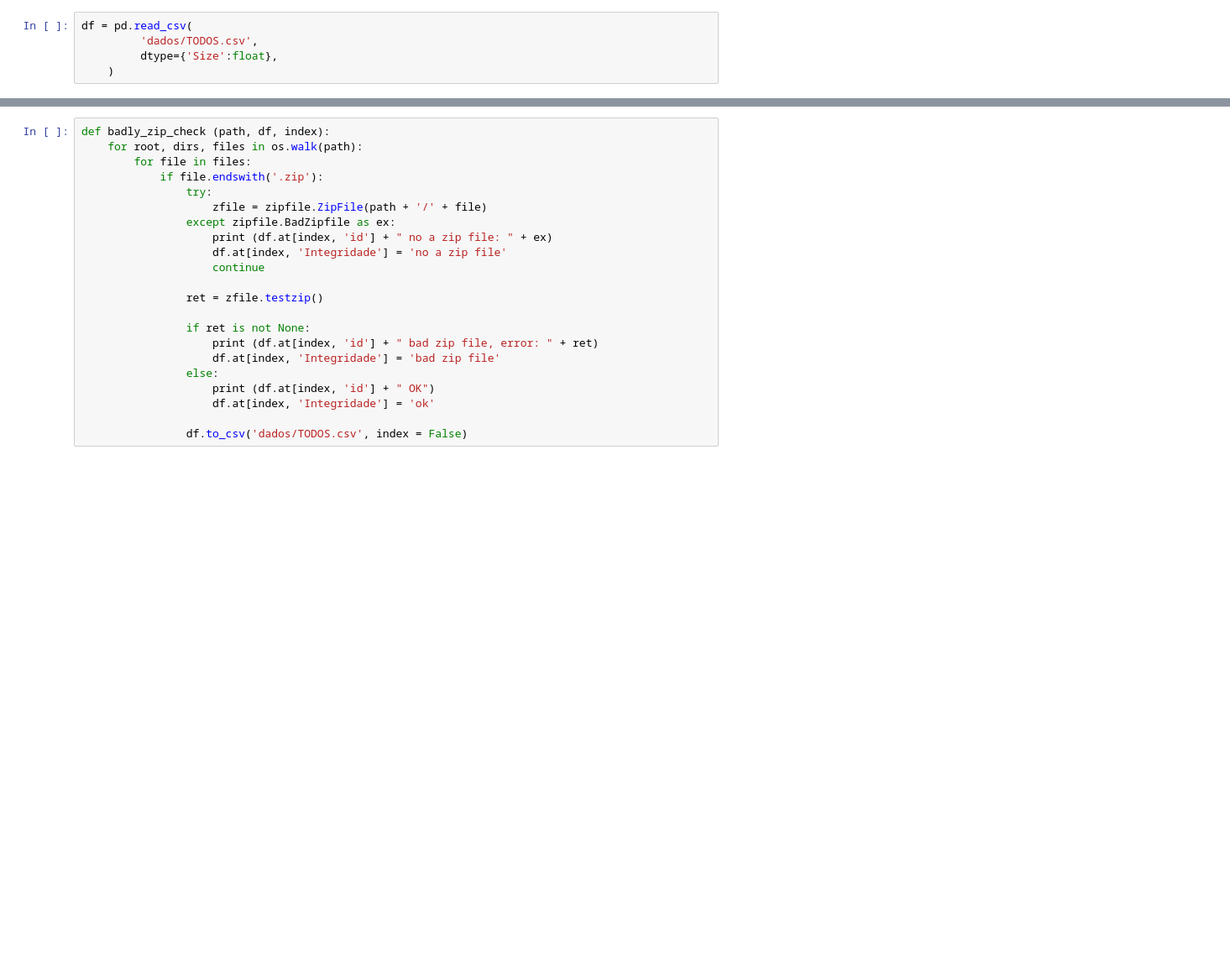
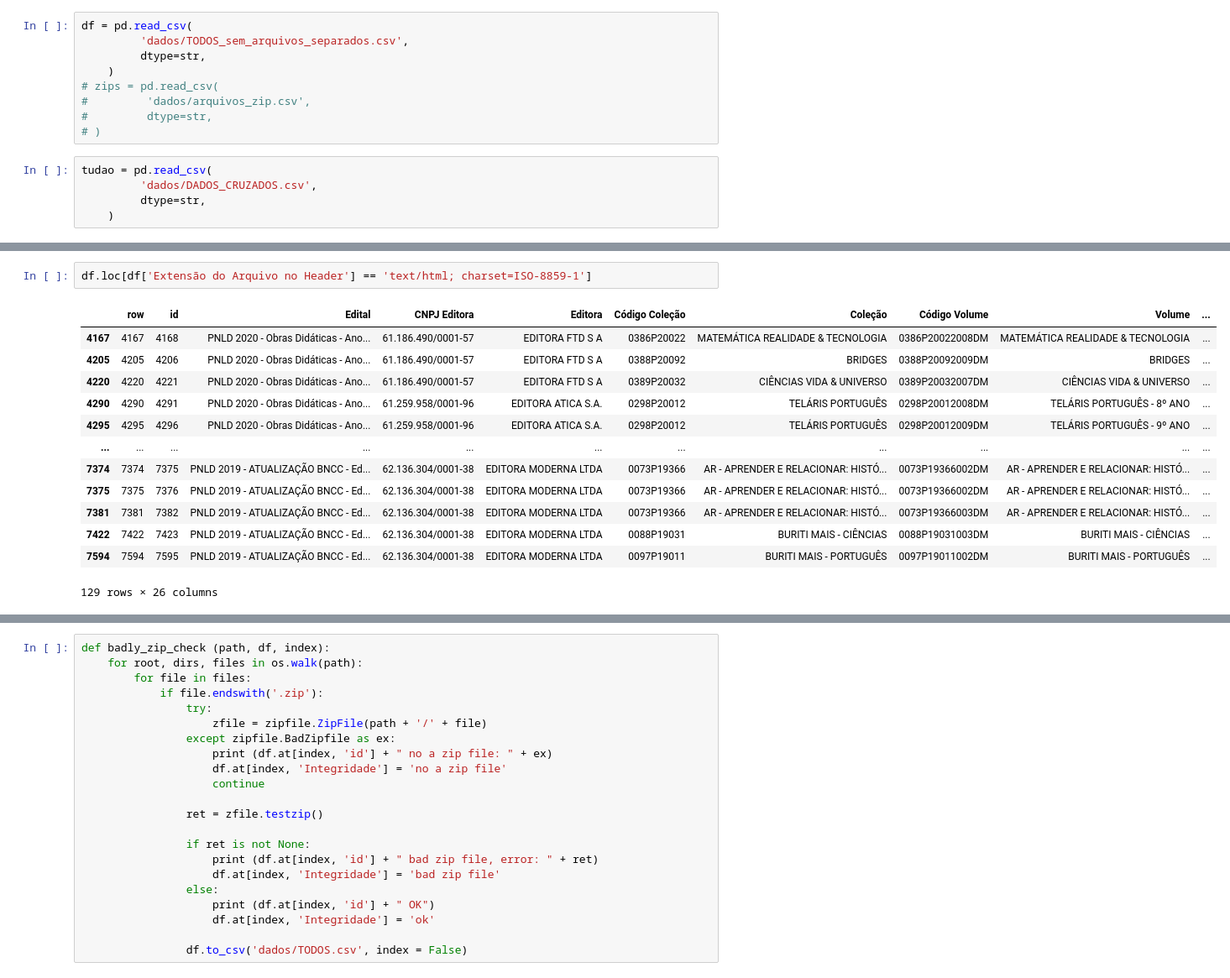
Before and after one commit to marcio-henrique/extracao-arquivos-simec, a Jupyter notebook: files_verify_and_unzip.ipynb, the cells around one changed output, grey strips where cells are left out. Shown: that part at 84% size. Saved outputs shown, nothing was run; the diff lists cells and outputs as text; blank space fills up the shorter version.

Commit message:
Dados e scripts

```diff
--- a/files_verify_and_unzip.ipynb
+++ b/files_verify_and_unzip.ipynb
@@ -8,5 +9,14 @@ from pathlib import Path
+# %%
+df = pd.read_csv(
+         'dados/TODOS_sem_arquivos_separados.csv',
+         dtype=str,
+    )
+# zips = pd.read_csv(
+#         'dados/arquivos_zip.csv',
+#         dtype=str,
+# )
 # %%
-df = pd.read_csv(
-         'dados/TODOS.csv',
-         dtype={'Size':float},
+tudao = pd.read_csv(
+         'dados/DADOS_CRUZADOS.csv',
+         dtype=str,
     )
@@ -12,0 +75,16 @@ df = pd.read_csv(
+# %%
+df.loc[df['Extensão do Arquivo no Header'] == 'text/html; charset=ISO-8859-1']
+# %% [output]
+|  | row | id | Edital | CNPJ Editora | Editora | Código Coleção | Coleção | Código Volume | Volume | ... |
+| 4167 | 4167 | 4168 | PNLD 2020 - Obras Didáticas - Ano... | 61.186.490/0001-57 | EDITORA FTD S A | 0386P20022 | MATEMÁTICA REALIDADE & TECNOLOGIA | 0386P20022008DM | MATEMÁTICA REALIDADE & TECNOLOGIA | ... |
+| 4205 | 4205 | 4206 | PNLD 2020 - Obras Didáticas - Ano... | 61.186.490/0001-57 | EDITORA FTD S A | 0388P20092 | BRIDGES | 0388P20092009DM | BRIDGES | ... |
+| 4220 | 4220 | 4221 | PNLD 2020 - Obras Didáticas - Ano... | 61.186.490/0001-57 | EDITORA FTD S A | 0389P20032 | CIÊNCIAS VIDA & UNIVERSO | 0389P20032007DM | CIÊNCIAS VIDA & UNIVERSO | ... |
+| 4290 | 4290 | 4291 | PNLD 2020 - Obras Didáticas - Ano... | 61.259.958/0001-96 | EDITORA ATICA S.A. | 0298P20012 | TELÁRIS PORTUGUÊS | 0298P20012008DM | TELÁRIS PORTUGUÊS - 8º ANO | ... |
+| 4295 | 4295 | 4296 | PNLD 2020 - Obras Didáticas - Ano... | 61.259.958/0001-96 | EDITORA ATICA S.A. | 0298P20012 | TELÁRIS PORTUGUÊS | 0298P20012009DM | TELÁRIS PORTUGUÊS - 9º ANO | ... |
+| ... | ... | ... | ... | ... | ... | ... | ... | ... | ... | ... |
+| 7374 | 7374 | 7375 | PNLD 2019 - ATUALIZAÇÃO BNCC - Ed... | 62.136.304/0001-38 | EDITORA MODERNA LTDA | 0073P19366 | AR - APRENDER E RELACIONAR: HISTÓ... | 0073P19366002DM | AR - APRENDER E RELACIONAR: HISTÓ... | ... |
+| 7375 | 7375 | 7376 | PNLD 2019 - ATUALIZAÇÃO BNCC - Ed... | 62.136.304/0001-38 | EDITORA MODERNA LTDA | 0073P19366 | AR - APRENDER E RELACIONAR: HISTÓ... | 0073P19366002DM | AR - APRENDER E RELACIONAR: HISTÓ... | ... |
+| 7381 | 7381 | 7382 | PNLD 2019 - ATUALIZAÇÃO BNCC - Ed... | 62.136.304/0001-38 | EDITORA MODERNA LTDA | 0073P19366 | AR - APRENDER E RELACIONAR: HISTÓ... | 0073P19366003DM | AR - APRENDER E RELACIONAR: HISTÓ... | ... |
+| 7422 | 7422 | 7423 | PNLD 2019 - ATUALIZAÇÃO BNCC - Ed... | 62.136.304/0001-38 | EDITORA MODERNA LTDA | 0088P19031 | BURITI MAIS - CIÊNCIAS | 0088P19031003DM | BURITI MAIS - CIÊNCIAS | ... |
+| 7594 | 7594 | 7595 | PNLD 2019 - ATUALIZAÇÃO BNCC - Ed... | 62.136.304/0001-38 | EDITORA MODERNA LTDA | 0097P19011 | BURITI MAIS - PORTUGUÊS | 0097P19011002DM | BURITI MAIS - PORTUGUÊS | ... |
+129 rows × 26 columns
```
Also changed, not shown: parts of 45 cells of this notebook, 14 other files.
